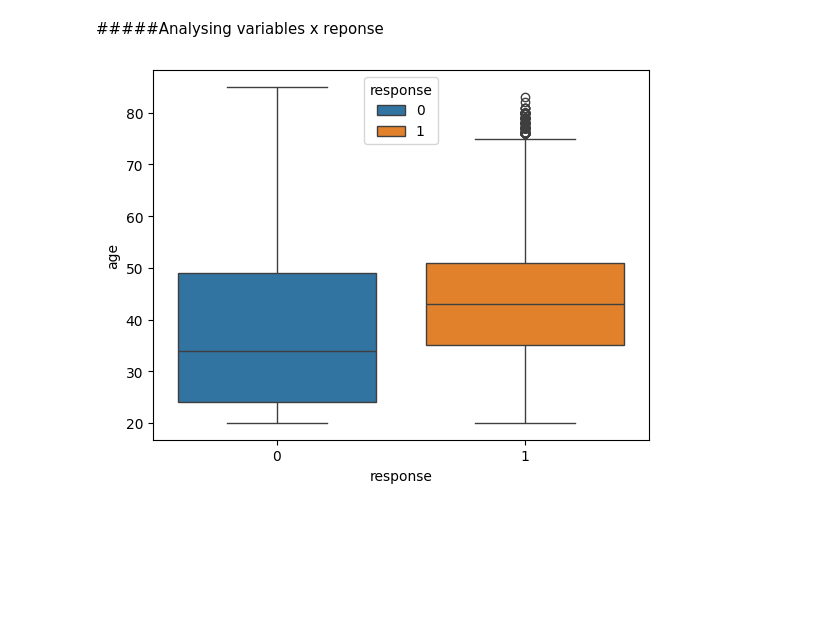
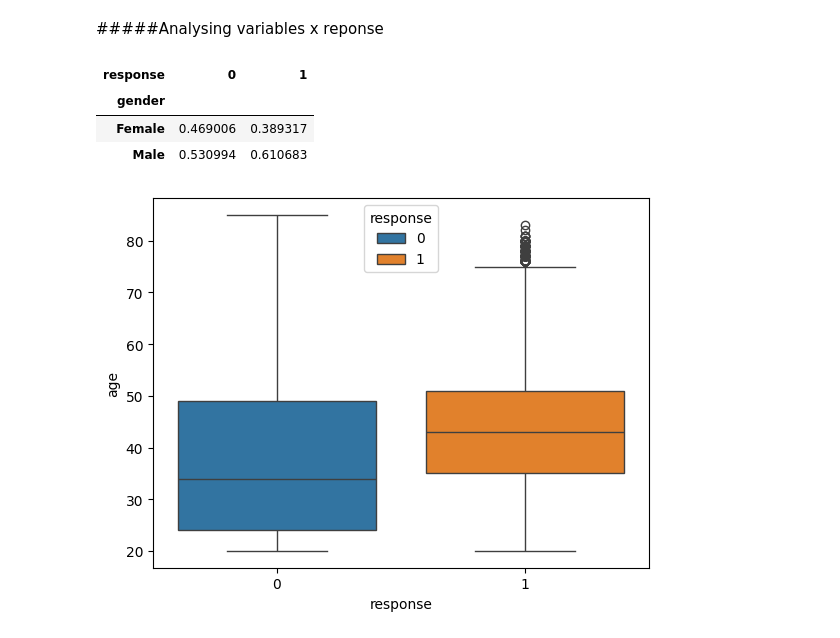
Before and after one commit to jessicanadalete/health_insurance_cross_sell, a Jupyter notebook: health_insurance_cross_sell.ipynb, the cells around one changed output. Cells and saved outputs as stored; diff of their text form; code cells hidden in the pictures; blank space fills up the shorter version.

```diff
--- a/health_insurance_cross_sell.ipynb
+++ b/health_insurance_cross_sell.ipynb
@@ -166,3 +160,11 @@ df4 = df3.copy()
+# %%
+#gender
+pd.crosstab(df4['gender'], df4['response']).apply (lambda x: x/x.sum().sum())
+# %% [output]
+| response | 0 | 1 |
+| gender |  |  |
+| Female | 0.469006 | 0.389317 |
+| Male | 0.530994 | 0.610683 |
 # %%
 #age
 
```
Also changed, not shown: parts of 8 cells of this notebook.
